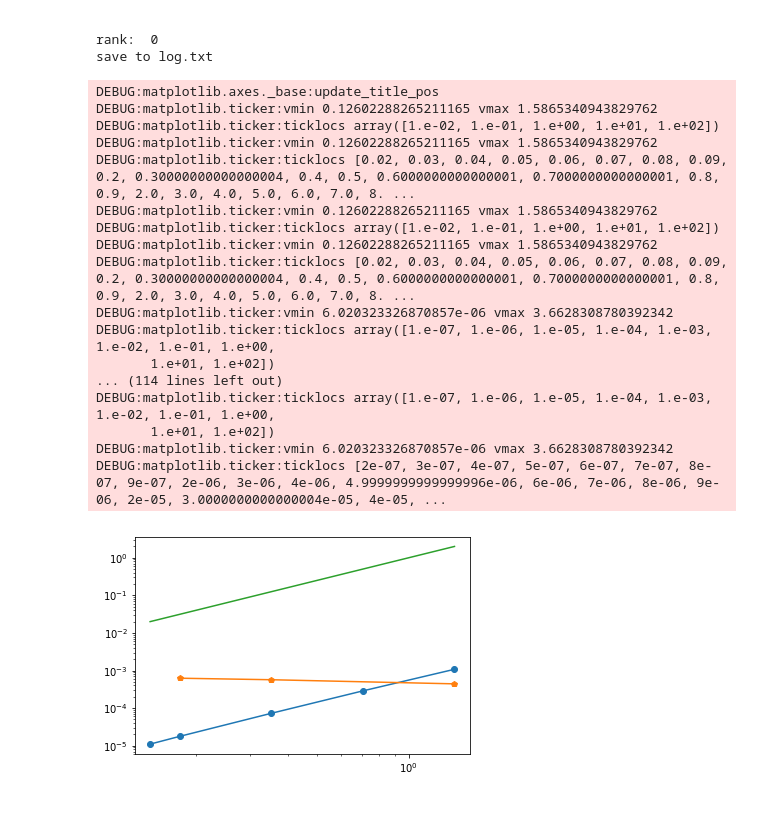
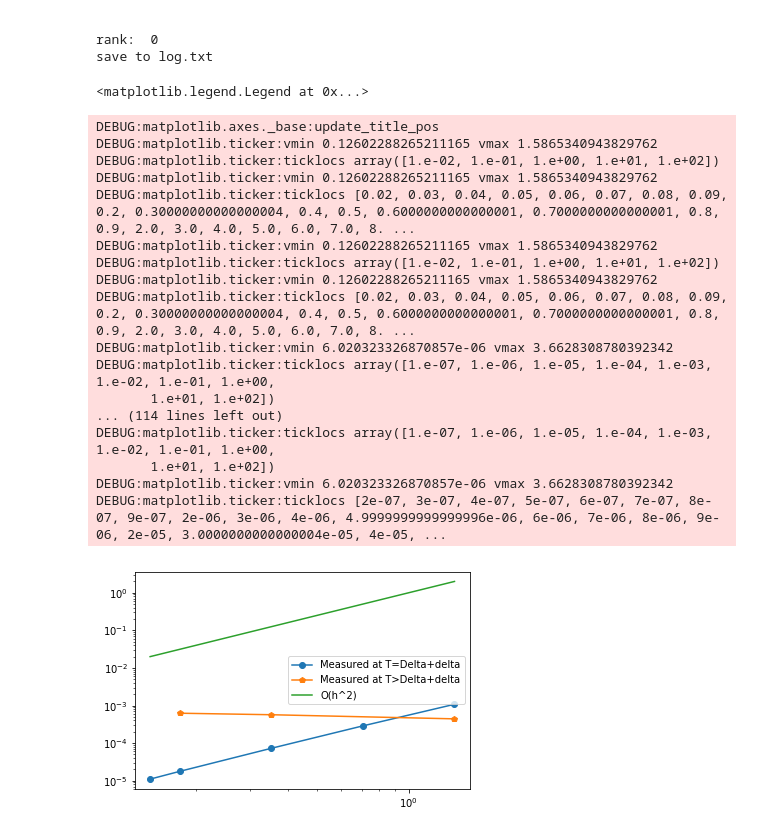
Before and after one commit to van-dang/DMRI-FEM-Cloud, a Jupyter notebook: ConvergenceTest.ipynb, the cells around one changed output. Saved outputs shown, nothing was run; the diff lists cells and outputs as text; code cells hidden in the pictures.

```diff
--- a/ConvergenceTest.ipynb
+++ b/ConvergenceTest.ipynb
@@ -241,43 +241,46 @@ save to log.txt
 # %%
 import numpy as np
 # For the rectangle
 cyl_ref_001=0.84389487095614
 
 # Measured at TE=Delta+delta
 # b: 1000.000, g: 1.202, q: 3.216e-04, Signal: 2.112e+01, Normalized signal: 8.449737e-01, dt: 10.000, hmin: 1.414e+00, hmax: 1.414e+00, whole_vol: 25.000, vol_of_interest: 25.000, Free signal: 1.353e-01, elasped time 8.389 (s)
 # b: 1000.000, g: 1.202, q: 3.216e-04, Signal: 2.110e+01, Normalized signal: 8.441826e-01, dt: 10.000, hmin: 7.071e-01, hmax: 7.071e-01, whole_vol: 25.000, vol_of_interest: 25.000, Free signal: 1.353e-01, elasped time 13.294 (s)
 # b: 1000.000, g: 1.202, q: 3.216e-04, Signal: 2.110e+01, Normalized signal: 8.439677e-01, dt: 10.000, hmin: 3.536e-01, hmax: 3.536e-01, whole_vol: 25.000, vol_of_interest: 25.000, Free signal: 1.353e-01, elasped time 19.423 (s)
 # b: 1000.000, g: 1.202, q: 3.216e-04, Signal: 2.110e+01, Normalized signal: 8.439126e-01, dt: 10.000, hmin: 1.768e-01, hmax: 1.768e-01, whole_vol: 25.000, vol_of_interest: 25.000, Free signal: 1.353e-01, elasped time 48.678 (s)
 # b: 1000.000, g: 1.202, q: 3.216e-04, Signal: 2.110e+01, Normalized signal: 8.439059e-01, dt: 10.000, hmin: 1.414e-01, hmax: 1.414e-01, whole_vol: 25.000, vol_of_interest: 25.000, Free signal: 1.353e-01, elasped time 93.727 (s)
 signal1=[8.449737e-01, 8.441826e-01, 8.439677e-01, 8.439126e-01, 8.439059e-01];
 hmax1=[1.414e+00, 7.071e-01, 3.536e-01, 1.768e-01, 1.414e-01];
 error1=np.abs(np.subtract(signal1, cyl_ref_001));
 
-
+# Measured at TE>Delta+delta
 # b: 1000.000, g: 1.202, q: 3.216e-04, Signal: 2.111e+01, Normalized signal: 8.443373e-01, dt: 10.000, hmin: 1.414e+00, hmax: 1.414e+00, whole_vol: 25.000, vol_of_interest: 25.000, Free signal: 1.353e-01, elasped time 7.931 (s)
 # b: 1000.000, g: 1.202, q: 3.216e-04, Signal: 2.108e+01, Normalized signal: 8.433257e-01, dt: 10.000, hmin: 3.536e-01, hmax: 3.536e-01, whole_vol: 25.000, vol_of_interest: 25.000, Free signal: 1.353e-01, elasped time 18.217 (s)
 # b: 1000.000, g: 1.202, q: 3.216e-04, Signal: 2.108e+01, Normalized signal: 8.432702e-01, dt: 10.000, hmin: 1.768e-01, hmax: 1.768e-01, whole_vol: 25.000, vol_of_interest: 25.000, Free signal: 1.353e-01, elasped time 48.918 (s)
 signal2=[8.443373e-01, 8.433257e-01, 8.432702e-01];
 hmax2=[1.414e+00, 3.536e-01, 1.768e-01];
 error2=np.abs(np.subtract(signal2, cyl_ref_001));
 
 plt.loglog(hmax1, error1,'-o',hmax2, error2, '-p', hmax1, np.power(hmax1,2));
+
+plt.legend(['Measured at T=Delta+delta','Measured at T>Delta+delta','O(h^2)'])
 # %% [output]
-DEBUG:matplotlib.axes._base:update_title_pos
-DEBUG:matplotlib.ticker:vmin 0.12602288265211165 vmax 1.5865340943829762
-DEBUG:matplotlib.ticker:ticklocs array([1.e-02, 1.e-01, 1.e+00, 1.e+01, 1.e+02])
-DEBUG:matplotlib.ticker:vmin 0.12602288265211165 vmax 1.5865340943829762
-DEBUG:matplotlib.ticker:ticklocs [0.02, 0.03, 0.04, 0.05, 0.06, 0.07, 0.08, 0.09, 0.2, 0.30000000000000004, 0.4, 0.5, 0.6000000000000001, 0.7000000000000001, 0.8, 0.9, 2.0, 3.0, 4.0, 5.0, 6.0, 7.0, 8. ...
-DEBUG:matplotlib.ticker:vmin 0.12602288265211165 vmax 1.5865340943829762
-DEBUG:matplotlib.ticker:ticklocs array([1.e-02, 1.e-01, 1.e+00, 1.e+01, 1.e+02])
-DEBUG:matplotlib.ticker:vmin 0.12602288265211165 vmax 1.5865340943829762
-DEBUG:matplotlib.ticker:ticklocs [0.02, 0.03, 0.04, 0.05, 0.06, 0.07, 0.08, 0.09, 0.2, 0.30000000000000004, 0.4, 0.5, 0.6000000000000001, 0.7000000000000001, 0.8, 0.9, 2.0, 3.0, 4.0, 5.0, 6.0, 7.0, 8. ...
-DEBUG:matplotlib.ticker:vmin 6.020323326870857e-06 vmax 3.6628308780392342
-DEBUG:matplotlib.ticker:ticklocs array([1.e-07, 1.e-06, 1.e-05, 1.e-04, 1.e-03, 1.e-02, 1.e-01, 1.e+00,
-       1.e+01, 1.e+02])
-... (114 lines left out)
-DEBUG:matplotlib.ticker:ticklocs array([1.e-07, 1.e-06, 1.e-05, 1.e-04, 1.e-03, 1.e-02, 1.e-01, 1.e+00,
-       1.e+01, 1.e+02])
-DEBUG:matplotlib.ticker:vmin 6.020323326870857e-06 vmax 3.6628308780392342
-DEBUG:matplotlib.ticker:ticklocs [2e-07, 3e-07, 4e-07, 5e-07, 6e-07, 7e-07, 8e-07, 9e-07, 2e-06, 3e-06, 4e-06, 4.9999999999999996e-06, 6e-06, 7e-06, 8e-06, 9e-06, 2e-05, 3.0000000000000004e-05, 4e-05, ...
+<matplotlib.legend.Legend at 0x...>
+DEBUG:matplotlib.axes._base:update_title_pos
+DEBUG:matplotlib.ticker:vmin 0.12602288265211165 vmax 1.5865340943829762
+DEBUG:matplotlib.ticker:ticklocs array([1.e-02, 1.e-01, 1.e+00, 1.e+01, 1.e+02])
+DEBUG:matplotlib.ticker:vmin 0.12602288265211165 vmax 1.5865340943829762
+DEBUG:matplotlib.ticker:ticklocs [0.02, 0.03, 0.04, 0.05, 0.06, 0.07, 0.08, 0.09, 0.2, 0.30000000000000004, 0.4, 0.5, 0.6000000000000001, 0.7000000000000001, 0.8, 0.9, 2.0, 3.0, 4.0, 5.0, 6.0, 7.0, 8. ...
+DEBUG:matplotlib.ticker:vmin 0.12602288265211165 vmax 1.5865340943829762
+DEBUG:matplotlib.ticker:ticklocs array([1.e-02, 1.e-01, 1.e+00, 1.e+01, 1.e+02])
+DEBUG:matplotlib.ticker:vmin 0.12602288265211165 vmax 1.5865340943829762
+DEBUG:matplotlib.ticker:ticklocs [0.02, 0.03, 0.04, 0.05, 0.06, 0.07, 0.08, 0.09, 0.2, 0.30000000000000004, 0.4, 0.5, 0.6000000000000001, 0.7000000000000001, 0.8, 0.9, 2.0, 3.0, 4.0, 5.0, 6.0, 7.0, 8. ...
+DEBUG:matplotlib.ticker:vmin 6.020323326870857e-06 vmax 3.6628308780392342
+DEBUG:matplotlib.ticker:ticklocs array([1.e-07, 1.e-06, 1.e-05, 1.e-04, 1.e-03, 1.e-02, 1.e-01, 1.e+00,
+       1.e+01, 1.e+02])
+... (114 lines left out)
+DEBUG:matplotlib.ticker:ticklocs array([1.e-07, 1.e-06, 1.e-05, 1.e-04, 1.e-03, 1.e-02, 1.e-01, 1.e+00,
+       1.e+01, 1.e+02])
+DEBUG:matplotlib.ticker:vmin 6.020323326870857e-06 vmax 3.6628308780392342
+DEBUG:matplotlib.ticker:ticklocs [2e-07, 3e-07, 4e-07, 5e-07, 6e-07, 7e-07, 8e-07, 9e-07, 2e-06, 3e-06, 4e-06, 4.9999999999999996e-06, 6e-06, 7e-06, 8e-06, 9e-06, 2e-05, 3.0000000000000004e-05, 4e-05, ...
-[figure, old version]
+[figure, new version]
```
